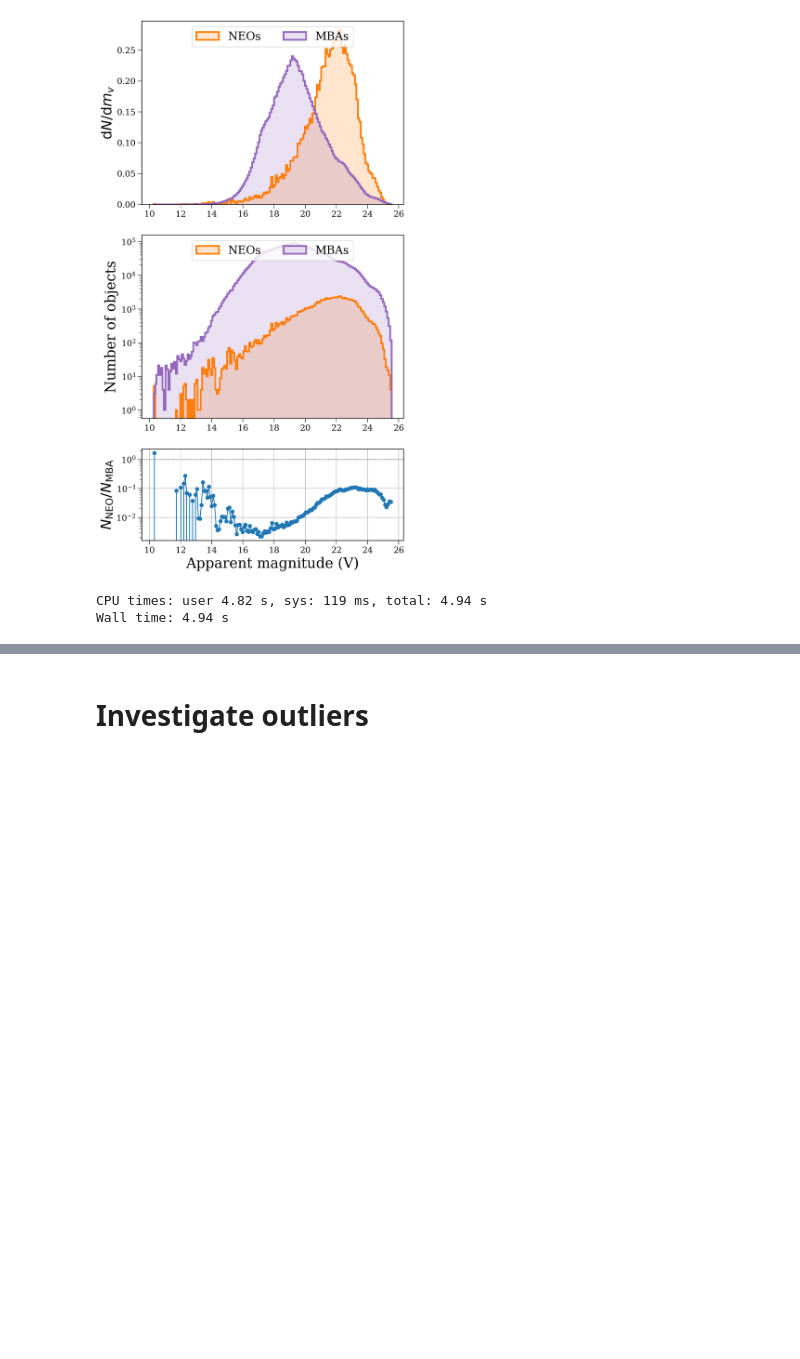
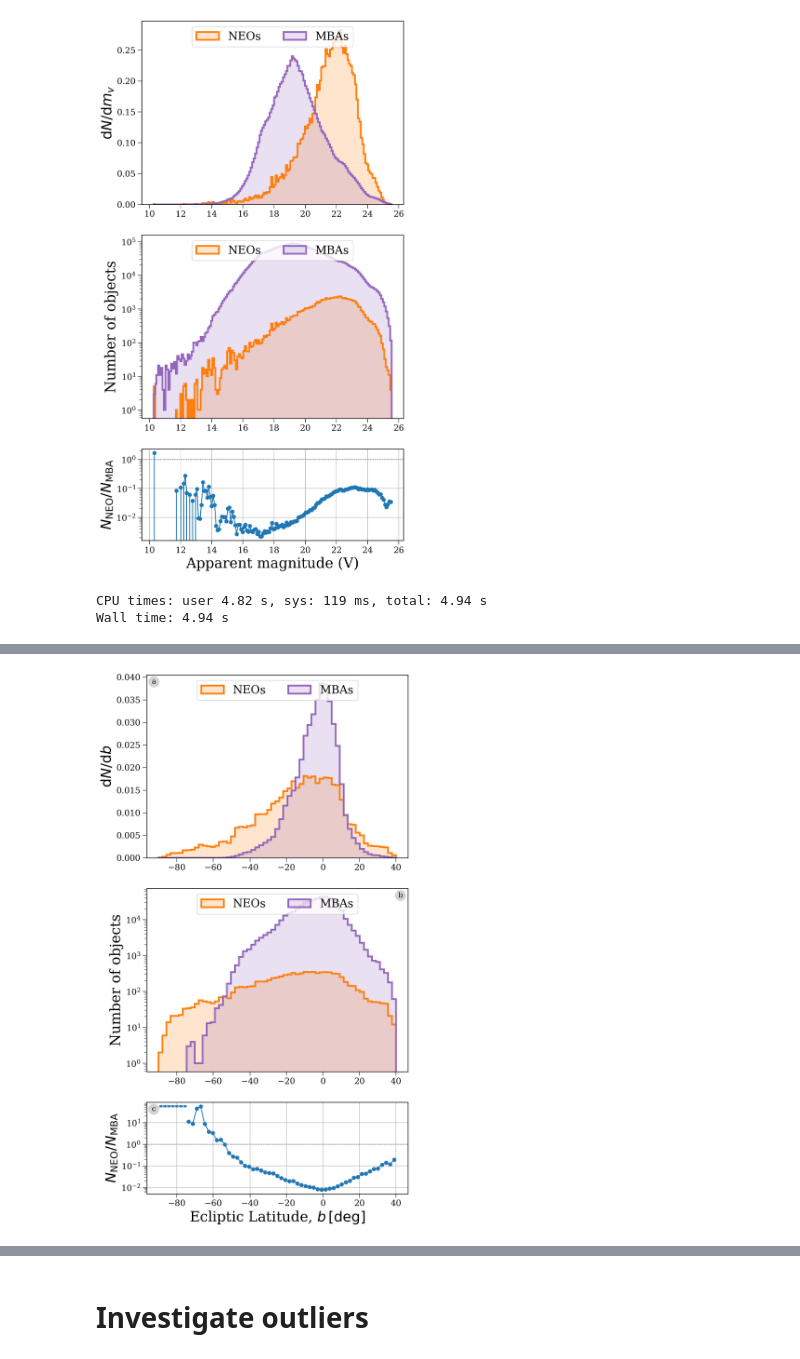
Before and after one commit to dirac-institute/hybrid_sso_catalogue, a Jupyter notebook: lsst_detection_probability/Predict misses.ipynb, the cells around one changed output, grey strips where cells are left out. Cells and saved outputs as stored; diff of their text form; code cells hidden in the pictures; blank space fills up the shorter version.

```diff
--- a/lsst_detection_probability/Predict misses.ipynb
+++ b/lsst_detection_probability/Predict misses.ipynb
@@ -322,0 +404,6 @@ Wall time: 7min 12s
+# %%
+%%time
+obs_dfs = [pd.read_hdf(f"../neocp/mba/filtered_visit_scores_{i:03d}.h5").sort_values("FieldMJD")
+            for i in range(24)]
+mba_obs = pd.concat(obs_dfs)
+mba_obs = mba_obs[(mba_obs["scores"] >= 65) & (mba_obs["n_obs"] >= 3)]
@@ -323,3 +413,6 @@ Wall time: 7min 12s
+# %%
+neo_obs_dd = neo_obs.drop_duplicates(subset="ObjID")
+mba_obs_dd = mba_obs.drop_duplicates(subset="ObjID")
 # %%
 v_mag = np.ones(len(neo_obs)) * np.inf
 for filter_letter in "ugrizy":
@@ -467,0 +471,9 @@ Wall time: 3.4 s
+# %%
+epsilon = 23.4392811*np.pi/180 #obliquity
+def ecliptic_latitude(alpha, delta):
+    return np.rad2deg(np.arcsin(np.cos(epsilon) * np.sin(delta) - np.sin(epsilon) * np.cos(delta) * np.sin(alpha)))
+# %%
+neo_obs_dd["ecl_lat"] = ecliptic_latitude(np.deg2rad(neo_obs_dd["AstRA(deg)"]),
+                                          np.deg2rad(neo_obs_dd["AstDec(deg)"]))
+mba_obs_dd["ecl_lat"] = ecliptic_latitude(np.deg2rad(mba_obs_dd["AstRA(deg)"]),
+                                          np.deg2rad(mba_obs_dd["AstDec(deg)"]))
@@ -467,0 +491,5 @@ Wall time: 3.4 s
+# %%
+compare_hists("ecl_lat", r"Ecliptic Latitude, $b \, [\rm deg]$", r"$b$", neo_obs_dd, mba_obs_dd,
+              bins=np.linspace(-90, 40, 60))
+# %% [output]
+[figure, added]
```
Also changed, not shown: parts of 39 cells of this notebook, 3 other files.
